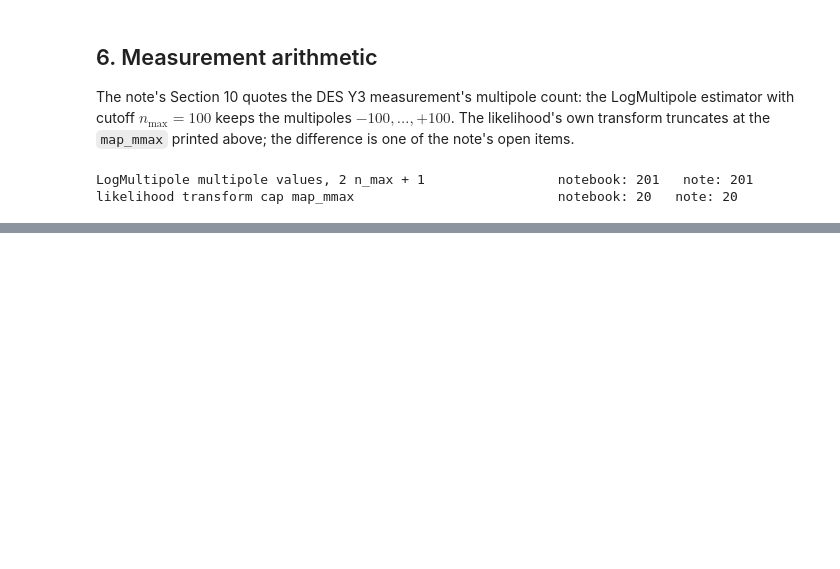
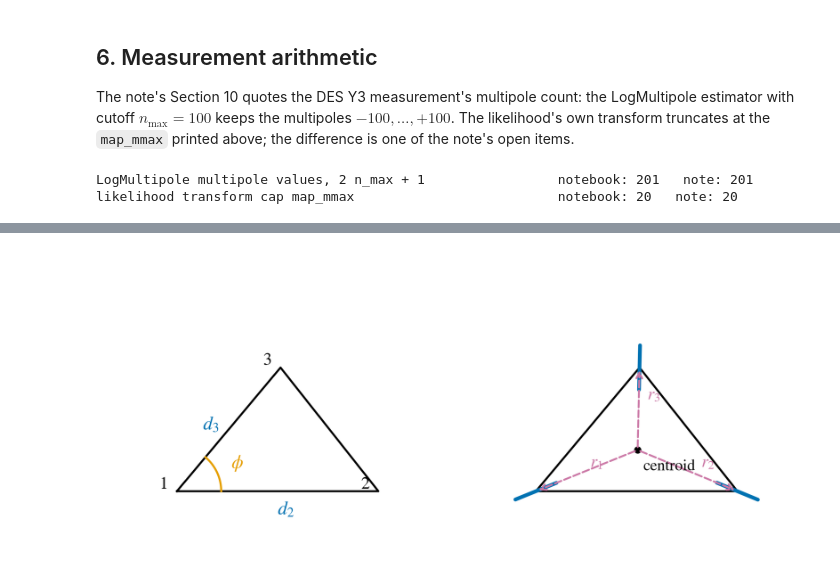
Before and after one commit to SBU-COSMOLIKE/cocoa_des_3pcf, a Jupyter notebook: notes/aperture_mass_statistic/aperture_mass_statistic.ipynb, the cells around one changed output, grey strips where cells are left out. Cells and saved outputs as stored; diff of their text form; code cells hidden in the pictures; blank space fills up the shorter version.

```diff
--- a/notes/aperture_mass_statistic/aperture_mass_statistic.ipynb
+++ b/notes/aperture_mass_statistic/aperture_mass_statistic.ipynb
@@ -722,0 +1127,20 @@ The figures `aperture_filter`, `map3_fiducial`, `triangle_coverage` and
+# %%
+# The triangle of the geometry figure: d2 = 1 along the x axis and
+# d3 = 0.8 at an opening angle of 50 degrees, a generic scalene shape.
+opening = np.radians(50.0)
+vertices = [[0.0, 0.0],
+            [1.0, 0.0],
+            [0.8 * np.cos(opening), 0.8 * np.sin(opening)]]
+payload = {
+    "about": "The side-angle-side labelling and the centroid "
+             "construction of the note's finite-grid estimator, for a "
+             "triangle with d2 = 1, d3 = 0.8 and phi = 50 degrees.  "
+             "Written by the export cell of "
+             "aperture_mass_statistic.ipynb, Section 9.",
+    "vertices": vertices,
+}
+with open(NOTE / "plots/triangle_geometry/data.json", "w") as stream:
+    json.dump(payload, stream)
+run_plot("triangle_geometry")
+# %% [output]
+[figure, added]
```
Also changed, not shown: parts of 34 cells of this notebook, 34 other files.
